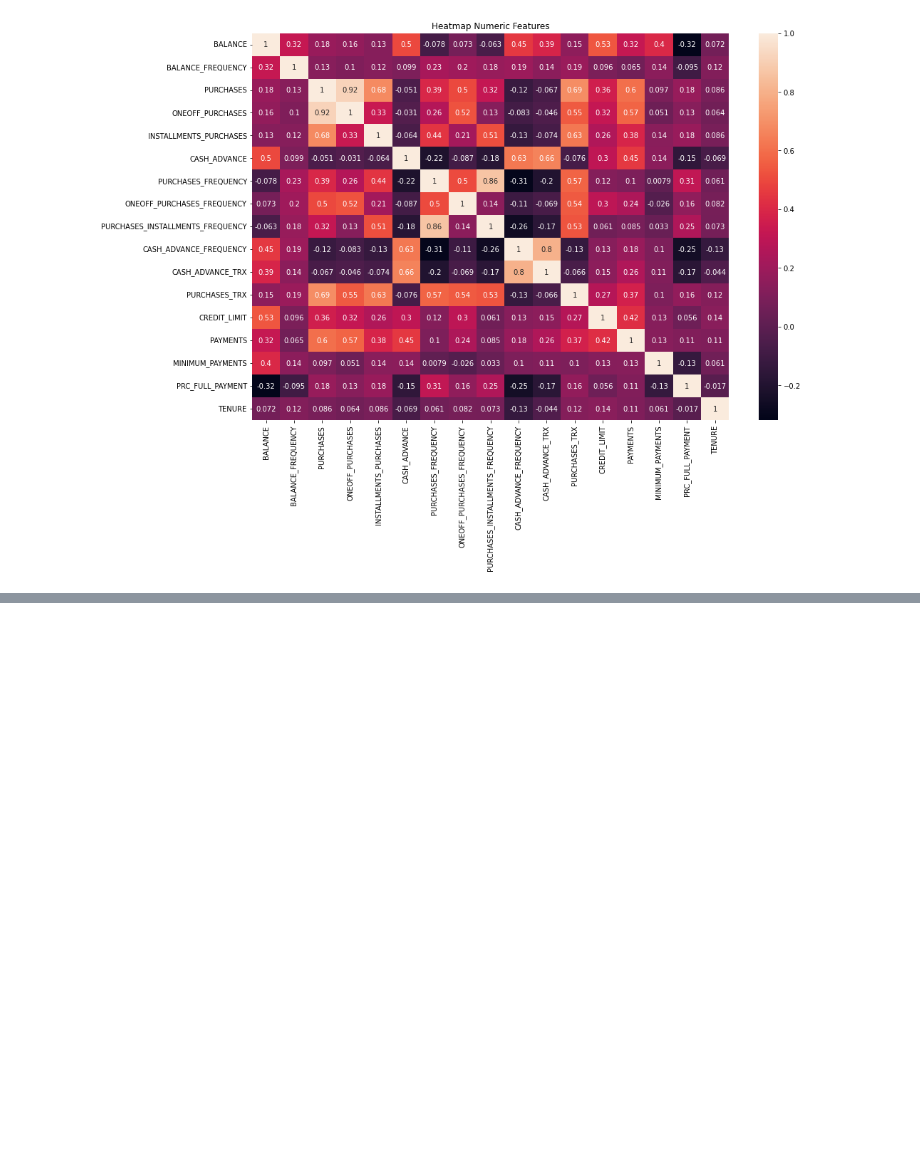
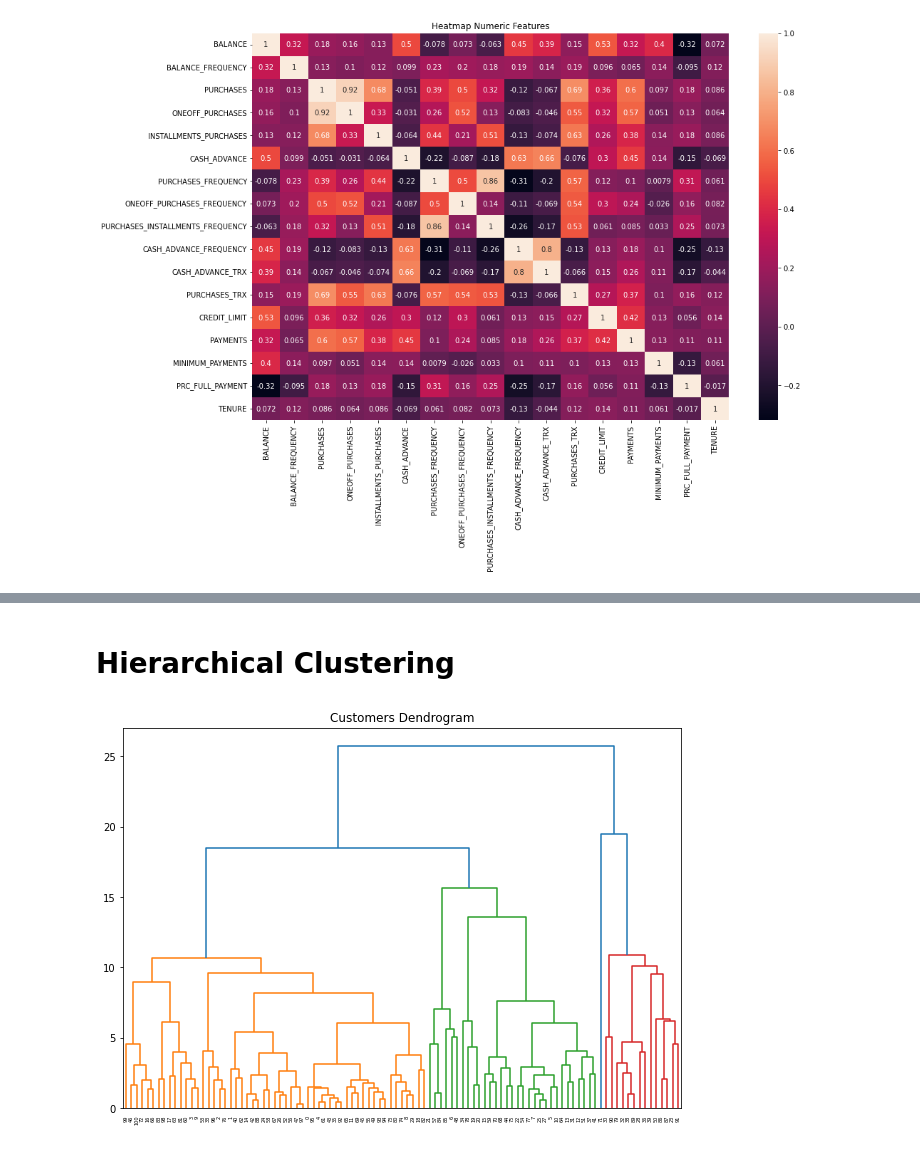
Before and after one commit to LeventSoykan/Credit_Card_Data_Clustering, a Jupyter notebook: clustering.ipynb, the cells around one changed output, grey strips where cells are left out. Cells and saved outputs as stored; diff of their text form; code cells hidden in the pictures; blank space fills up the shorter version.

Commit message:
pca and hierchical clustering applied on scaled dataset

```diff
--- a/clustering.ipynb
+++ b/clustering.ipynb
@@ -190,0 +194,2 @@ plt.show()
+# %%
+num_df = df.select_dtypes(include=np.number)
@@ -190,0 +264,16 @@ plt.show()
+# %% [markdown]
+# Hierarchical Clustering
+# %%
+from scipy.cluster.hierarchy import linkage, dendrogram
+
+plt.figure(figsize=(10, 7))
+plt.title("Customers Dendrogram")
+
+# Selecting Annual Income and Spending Scores by index
+clusters = linkage(num_df.loc[:100, :],
+            method='ward',
+            metric="euclidean")
+dendrogram(Z=clusters)
+plt.show()
+# %% [output]
+[figure, added]
```
Also changed, not shown: parts of 17 cells of this notebook.
